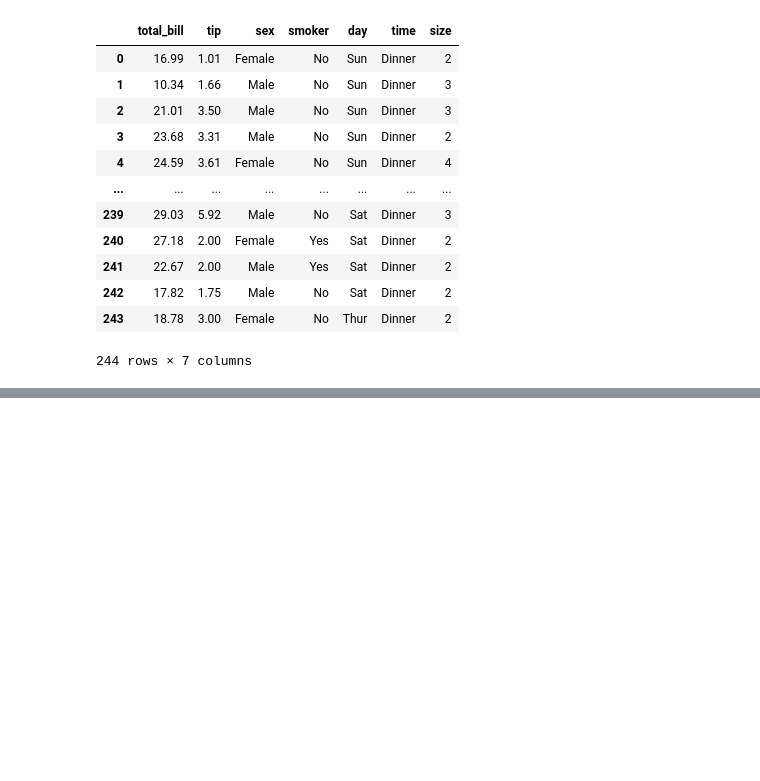
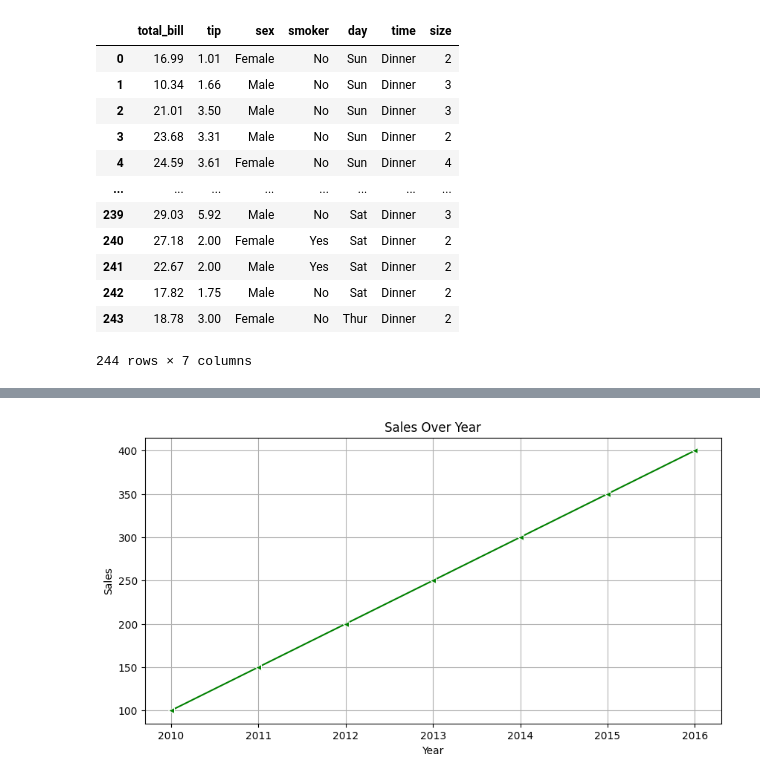
Before and after one commit to AryamBajracharya/ML, a Jupyter notebook: plot.ipynb, the cells around one changed output, grey strips where cells are left out. Cells and saved outputs as stored; diff of their text form; code cells hidden in the pictures; blank space fills up the shorter version.

```diff
--- a/plot.ipynb
+++ b/plot.ipynb
@@ -95,0 +155,8 @@ tips
+# %%
+# Using Seaborn
+plt.figure(figsize=(10, 5))
+sns.lineplot(x='Year', y='Sales',data=df, marker='<', color='green')
+plt.title('Sales Over Year')
+plt.grid(True)  # Background ma lines haru aauxa
+# %% [output]
+[figure, added]
```
Also changed, not shown: parts of 13 cells of this notebook.
